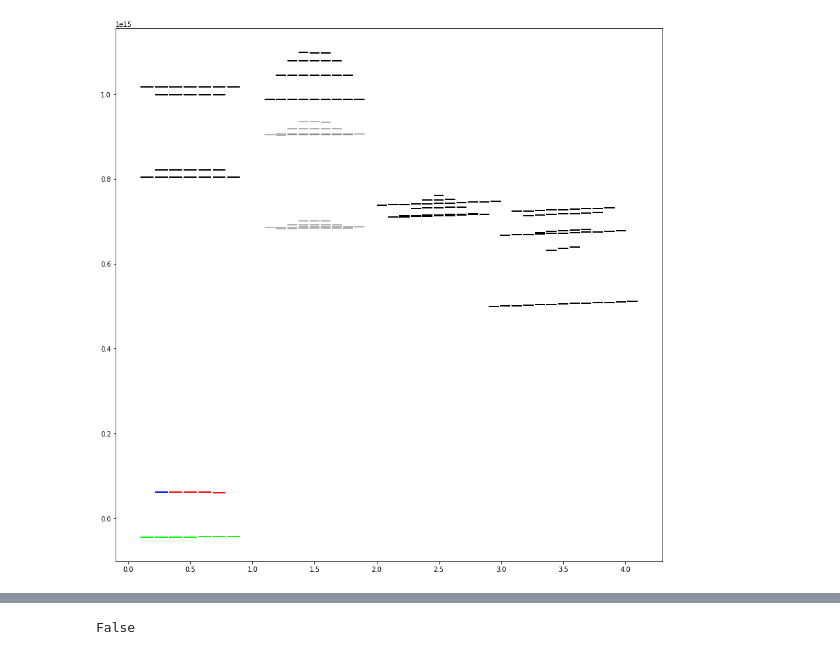
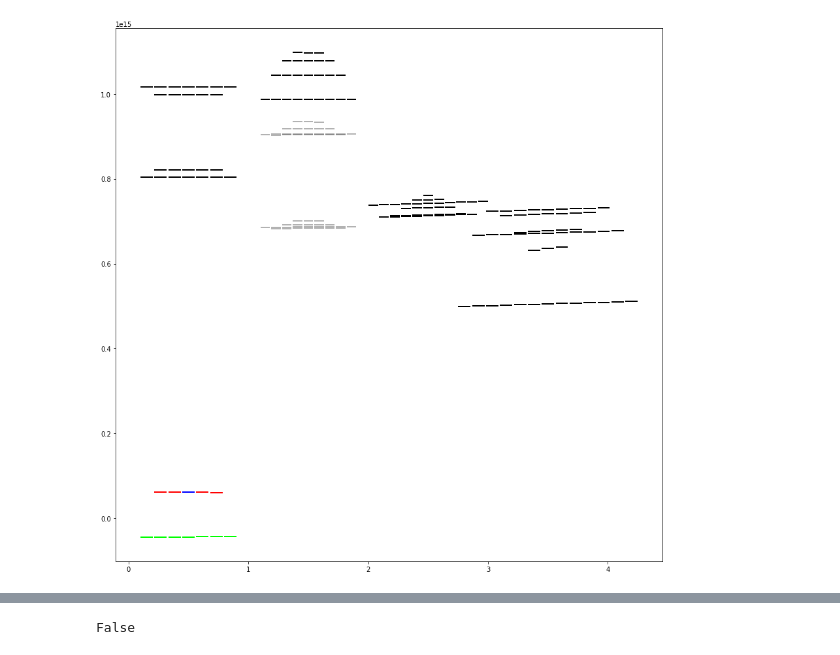
Before and after one commit to thomasdellaert/Atom-Toolkit, a Jupyter notebook: grotrians.ipynb, the cells around one changed output, grey strips where cells are left out. Drawn from its saved outputs; the diff is of its cells as text; code cells hidden in the pictures.

```diff
--- a/grotrians.ipynb
+++ b/grotrians.ipynb
@@ -15,11 +15,10 @@ a.B = Q_(5.0, 'G')
 # %%
 g = grt.Grotrian()
 g.add_level(a.levels['4f14.6s 2S1/2']['F=2'], strategy=grt.zeeman_level_table, color=(1, 0, 0, 1))
-g.add_level(a.levels['4f14.6s 2S1/2']['F=2']['mF=-2'], strategy=grt.zeeman_level_table, color=(0, 0, 1, 1))
-
+g.add_level(a.levels['4f14.6s 2S1/2']['F=2']['mF=0'], strategy=grt.zeeman_level_table, color=(0, 0, 1, 1), squeeze=False)
 g.add_level(a.levels['4f14.6s 2S1/2']['F=3'], strategy=grt.zeeman_level_table, color=(0, 1, 0, 1))
 
-g.add_level(a.levels['4f13.(2F*).6s2 2F*7/2'], strategy=grt.zeeman_level_table, hf_scale=40000.0, width=1.2, sublevel_width='degeneracy', spacing=1.0)
+g.add_level(a.levels['4f13.(2F*).6s2 2F*7/2'], strategy=grt.zeeman_level_table, hf_scale=40000.0, width=0.8, sublevel_width='degeneracy', spacing=1.0, squeeze=False)
 g.add_level(a.levels['4f14.5d 2D3/2'], strategy=grt.zeeman_level_table, color=(0,0,0,0.3))
 g.add_level(a.levels['4f14.5d 2D5/2'], strategy=grt.zeeman_level_table, hf_scale=40000.0, sublevel_width='degeneracy', width = 1.0)
 g.add_level(a.levels['4f14.6p 2P*1/2'], strategy=grt.zeeman_level_table)
@@ -43,7 +30,7 @@ g.levels_df
 # %%
 fig, ax = plt.subplots(figsize=(15, 15))
-grt.MPLGrotrianRenderer.render(g, ax)
+g.render(ax)
 ax.autoscale()
 plt.show()
 # %% [output]
-[figure, old version]
+[figure, new version]
```
Also changed, not shown: parts of 4 cells of this notebook, 1 other file.
